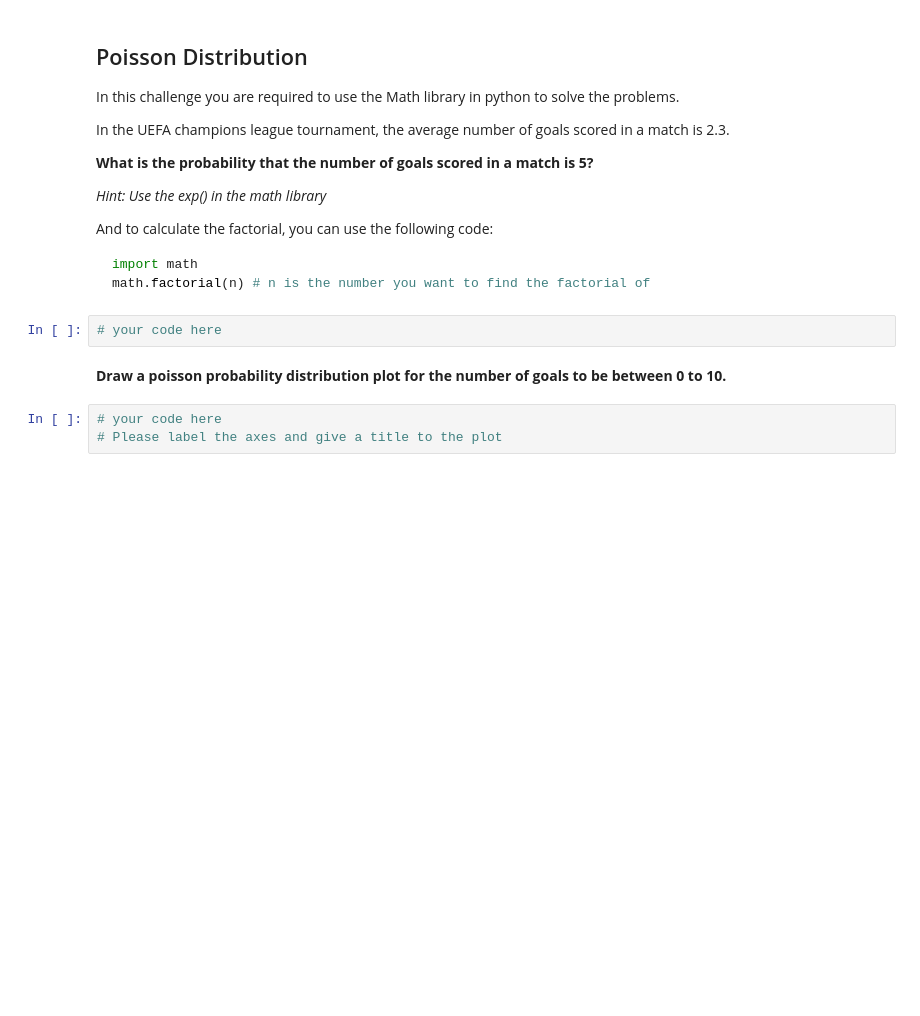
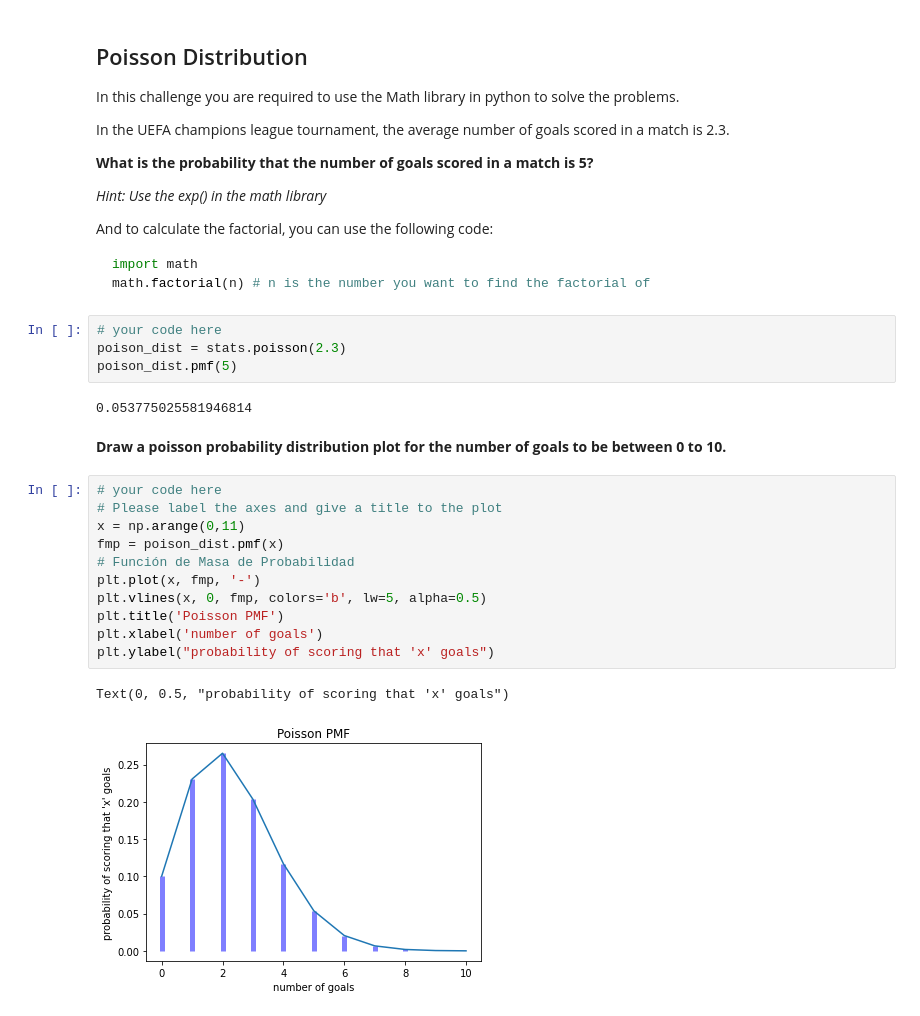
Before and after one commit to ironhack-bcn-data-pt/32-lab-discrete-probability-distribution, a Jupyter notebook: your-code/main.ipynb, the cells around one changed output. Saved outputs shown, nothing was run; the diff lists cells and outputs as text; blank space fills up the shorter version.

Commit message:
Poisson

````diff
--- a/your-code/main.ipynb
+++ b/your-code/main.ipynb
@@ -147,8 +147,23 @@ math.factorial(n) # n is the number you want to find the factorial of
 ```
 # %%
 # your code here
+poison_dist = stats.poisson(2.3)
+poison_dist.pmf(5)
+# %% [output]
+0.053775025581946814
 # %% [markdown]
 **Draw a poisson probability distribution plot for the number of goals to be between 0 to 10.**
-# %%
-# your code here
-# Please label the axes and give a title to the plot
+# %%
+# your code here
+# Please label the axes and give a title to the plot
+x = np.arange(0,11)
+fmp = poison_dist.pmf(x)
+# Función de Masa de Probabilidad
+plt.plot(x, fmp, '-')
+plt.vlines(x, 0, fmp, colors='b', lw=5, alpha=0.5)
+plt.title('Poisson PMF')
+plt.xlabel('number of goals')
+plt.ylabel("probability of scoring that 'x' goals")
+# %% [output]
+Text(0, 0.5, "probability of scoring that 'x' goals")
+[figure, added]
````
Also changed, not shown: parts of 1 cell of this notebook.
